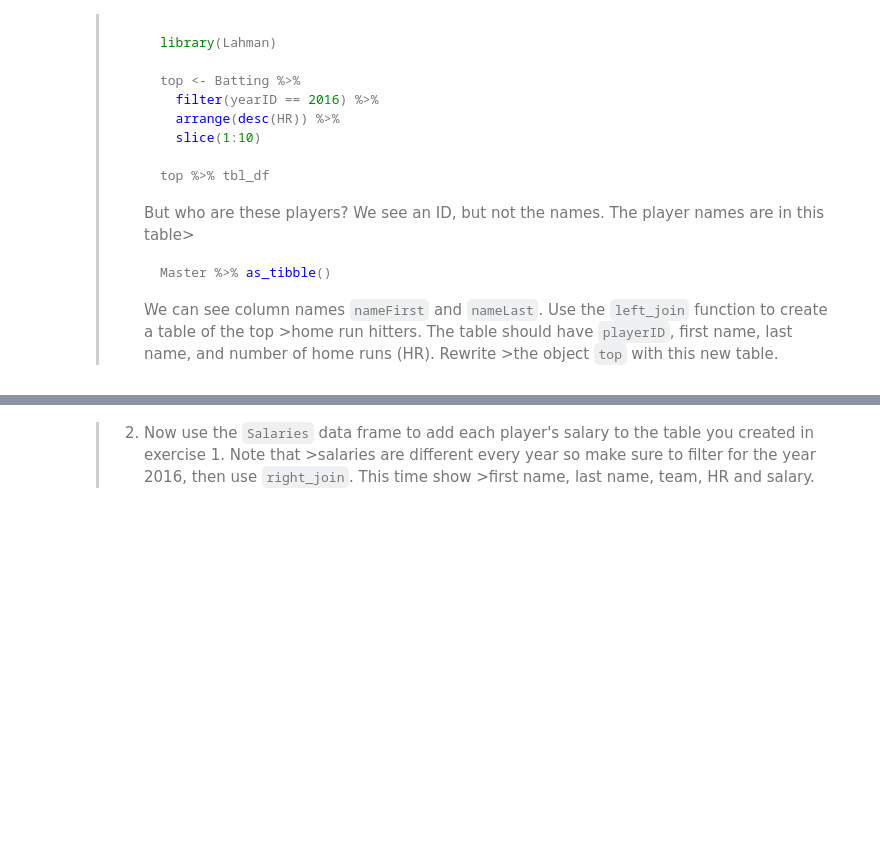
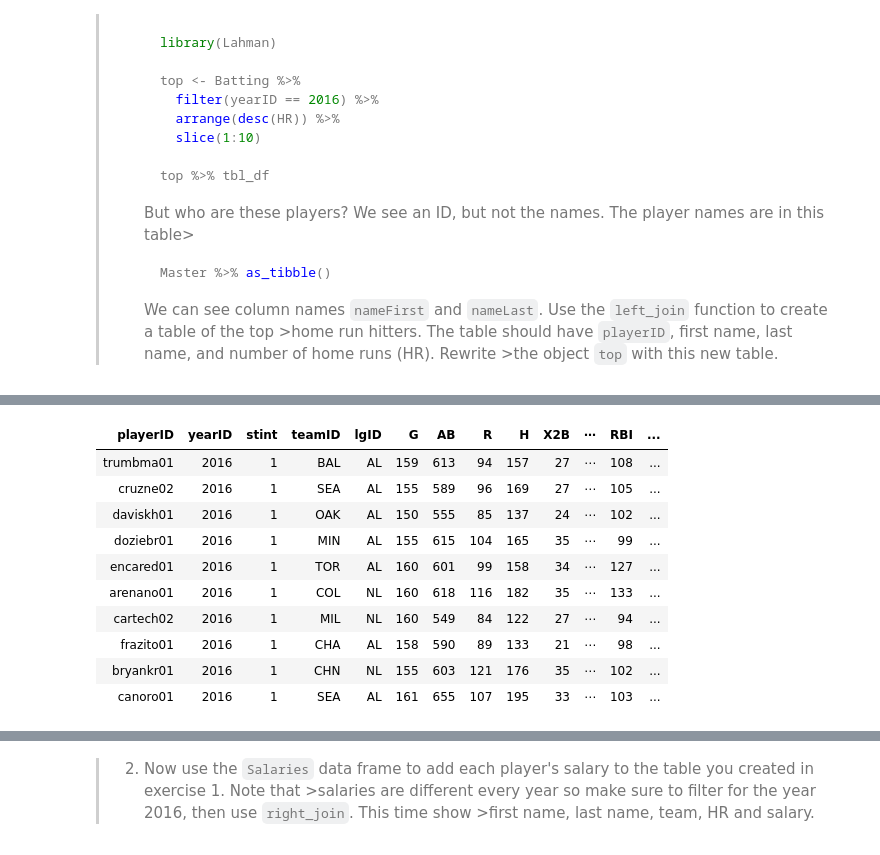
Before and after one commit to mldwr/dsbook_exercises, a Jupyter notebook: ex_37_combining_tables.ipynb, the cells around one changed output, grey strips where cells are left out. Cells and saved outputs as stored; diff of their text form; code cells hidden in the pictures; blank space fills up the shorter version.

```diff
--- a/ex_37_combining_tables.ipynb
+++ b/ex_37_combining_tables.ipynb
@@ -25,0 +64,16 @@
+# %%
+top <- Batting %>% filter(yearID == 2016) %>% arrange(desc(HR)) %>% slice(1:10)
+# %%
+top %>% as_tibble()
+# %% [output]
+| playerID | yearID | stint | teamID | lgID | G | AB | R | H | X2B | ⋯ | RBI | ... |
+| trumbma01 | 2016 | 1 | BAL | AL | 159 | 613 | 94 | 157 | 27 | ⋯ | 108 | ... |
+| cruzne02 | 2016 | 1 | SEA | AL | 155 | 589 | 96 | 169 | 27 | ⋯ | 105 | ... |
+| daviskh01 | 2016 | 1 | OAK | AL | 150 | 555 | 85 | 137 | 24 | ⋯ | 102 | ... |
+| doziebr01 | 2016 | 1 | MIN | AL | 155 | 615 | 104 | 165 | 35 | ⋯ | 99 | ... |
+| encared01 | 2016 | 1 | TOR | AL | 160 | 601 | 99 | 158 | 34 | ⋯ | 127 | ... |
+| arenano01 | 2016 | 1 | COL | NL | 160 | 618 | 116 | 182 | 35 | ⋯ | 133 | ... |
+| cartech02 | 2016 | 1 | MIL | NL | 160 | 549 | 84 | 122 | 27 | ⋯ | 94 | ... |
+| frazito01 | 2016 | 1 | CHA | AL | 158 | 590 | 89 | 133 | 21 | ⋯ | 98 | ... |
+| bryankr01 | 2016 | 1 | CHN | NL | 155 | 603 | 121 | 176 | 35 | ⋯ | 102 | ... |
+| canoro01 | 2016 | 1 | SEA | AL | 161 | 655 | 107 | 195 | 33 | ⋯ | 103 | ... |
```
Also changed, not shown: parts of 6 cells of this notebook.
